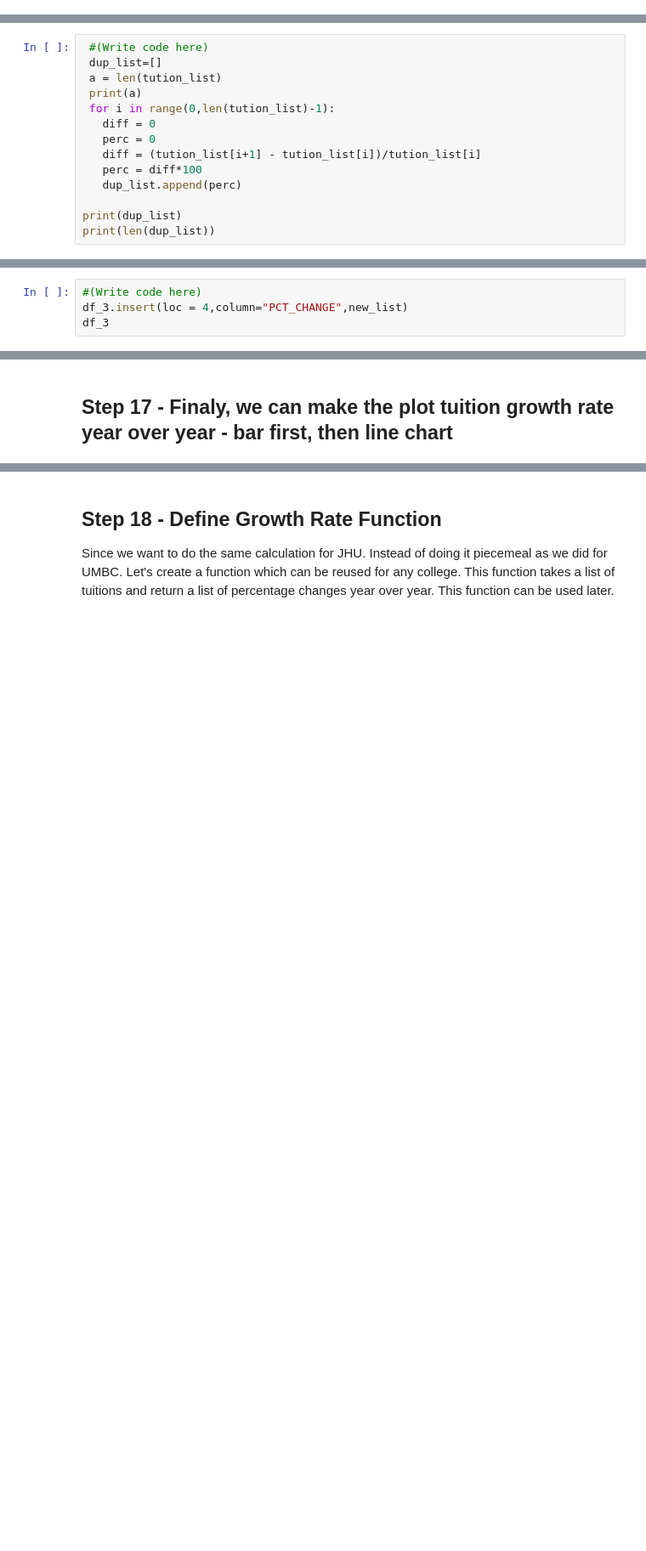
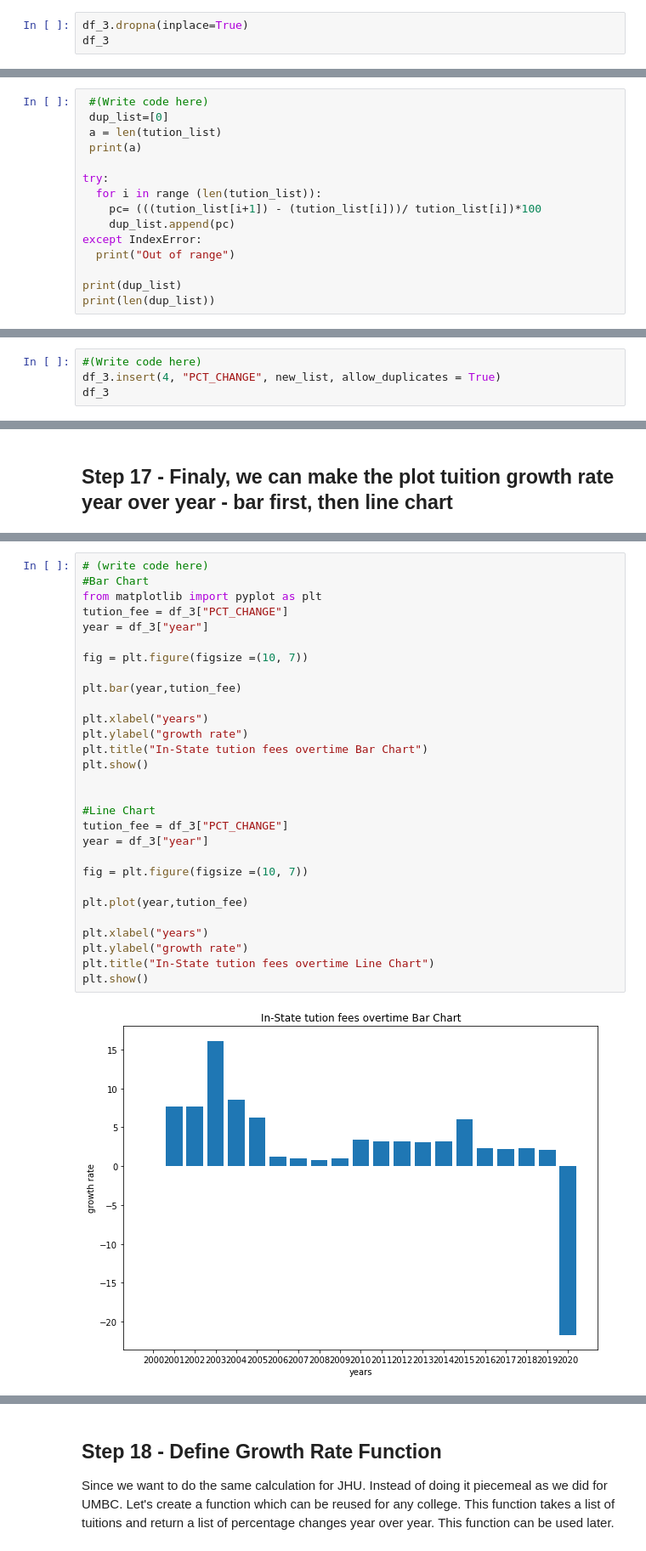
Before and after one commit to arthik1699/python-stats-dataviz, a Jupyter notebook: Assignment_06/assignments/assignment_06_colleges2/assignment_06.ipynb, the cells around one changed output, grey strips where cells are left out. Shown at 85% size. Saved outputs shown, nothing was run; the diff lists cells and outputs as text; blank space fills up the shorter version.

```diff
--- a/Assignment_06/assignments/assignment_06_colleges2/assignment_06.ipynb
+++ b/Assignment_06/assignments/assignment_06_colleges2/assignment_06.ipynb
@@ -305,0 +592,3 @@ Now let's look at the tuition growth rate year over year. We need to calculate U
+# %%
+df_3.dropna(inplace=True)
+df_3
@@ -313,15 +626,16 @@ print(tution_list)
 This takes some effort. Not hard, just some abstract/logical thinking and some experiments. Have fun on this one.
 # %%
  #(Write code here)
- dup_list=[]
+ dup_list=[0]
  a = len(tution_list)
  print(a)
- for i in range(0,len(tution_list)-1):
-   diff = 0
-   perc = 0
-   diff = (tution_list[i+1] - tution_list[i])/tution_list[i]
-   perc = diff*100
-   dup_list.append(perc)
+
+try:
+  for i in range (len(tution_list)):
+    pc= (((tution_list[i+1]) - (tution_list[i]))/ tution_list[i])*100
+    dup_list.append(pc)
+except IndexError:
+  print("Out of range")
 
 print(dup_list)
 print(len(dup_list))
@@ -340,5 +662,5 @@ print(new_list)
 Not as hard as you may think. If you get stuck, you think too hard. Google it and you will find the answer.
 # %%
 #(Write code here)
-df_3.insert(loc = 4,column="PCT_CHANGE",new_list)
+df_3.insert(4, "PCT_CHANGE", new_list, allow_duplicates = True)
 df_3
@@ -348,0 +687,31 @@ df_3
+# %%
+# (write code here)
+#Bar Chart
+from matplotlib import pyplot as plt
+tution_fee = df_3["PCT_CHANGE"]
+year = df_3["year"]
+
+fig = plt.figure(figsize =(10, 7))
+
+plt.bar(year,tution_fee)
+
+plt.xlabel("years")
+plt.ylabel("growth rate")
+plt.title("In-State tution fees overtime Bar Chart")
+plt.show()
+
+
+#Line Chart
+tution_fee = df_3["PCT_CHANGE"]
+year = df_3["year"]
+
+fig = plt.figure(figsize =(10, 7))
+
+plt.plot(year,tution_fee)
+
+plt.xlabel("years")
+plt.ylabel("growth rate")
+plt.title("In-State tution fees overtime Line Chart")
+plt.show()
+# %% [output]
+[figure, added]
```
Also changed, not shown: parts of 61 cells of this notebook.
